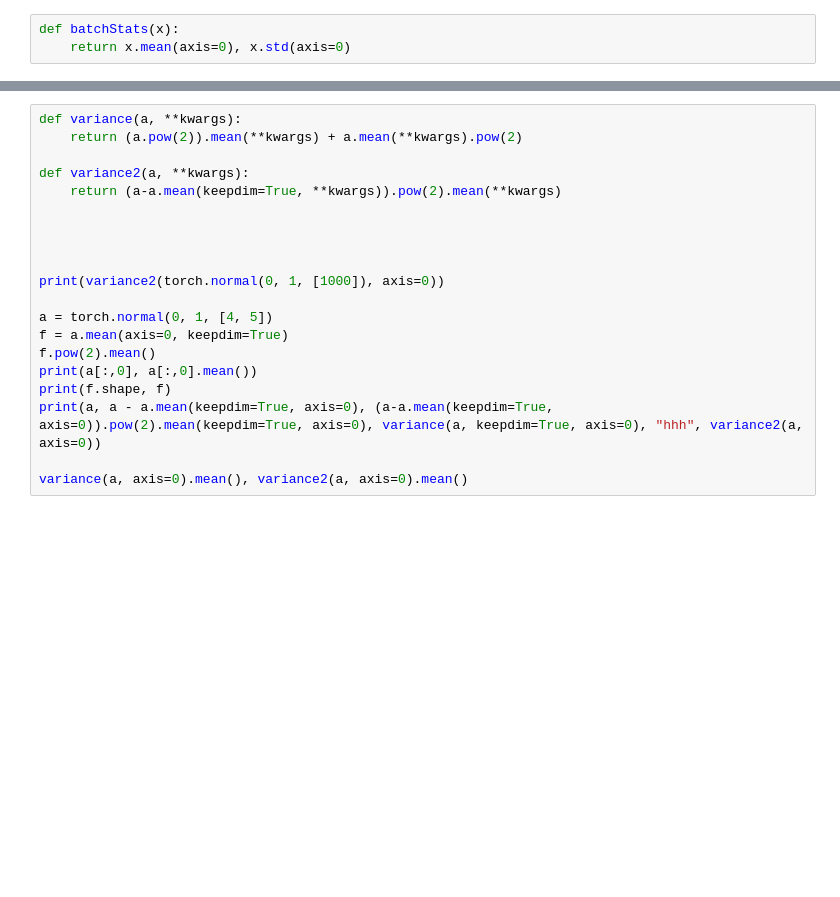
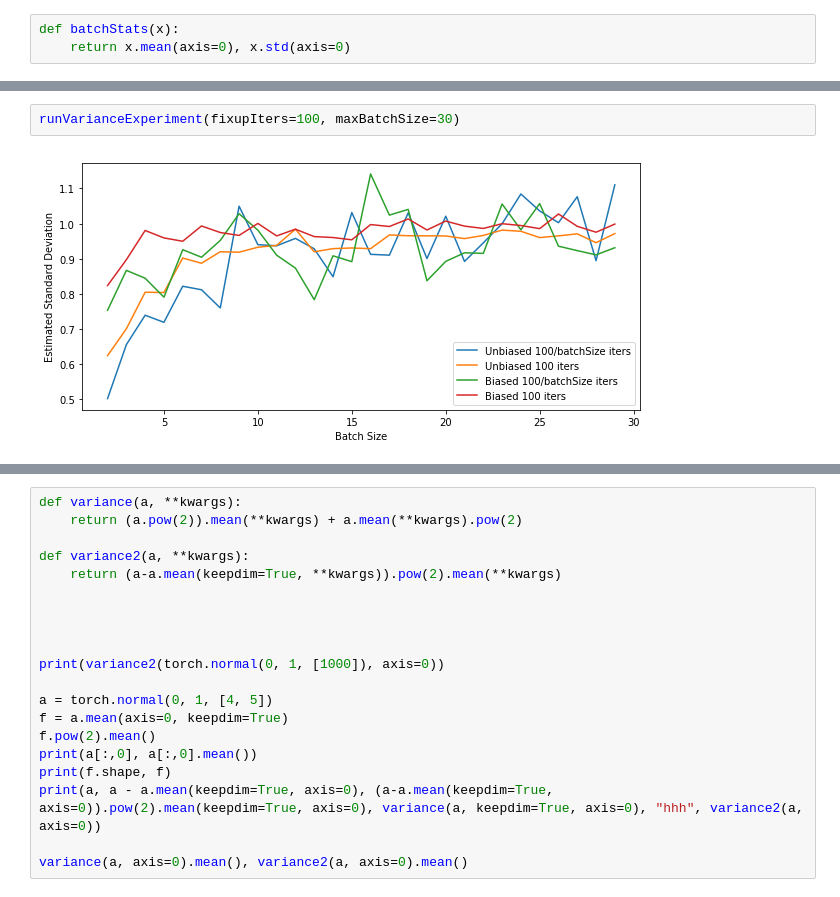
Before and after one commit to Phylliida/ailearning, a Jupyter notebook: week1.ipynb, the cells around one changed output, grey strips where cells are left out. Drawn from its saved outputs; the diff is of its cells as text; blank space fills up the shorter version.

```diff
--- a/week1.ipynb
+++ b/week1.ipynb
@@ -232,0 +439,4 @@ Biases: tensor([0.0491, 0.0976, 0.0733, 0.1604, 0.0897, 0.2238, 0.0371, 0.0848,
+# %%
+runVarianceExperiment(fixupIters=100, maxBatchSize=30)
+# %% [output]
+[figure, added]
```
Also changed, not shown: parts of 18 cells of this notebook, 1 other file.
